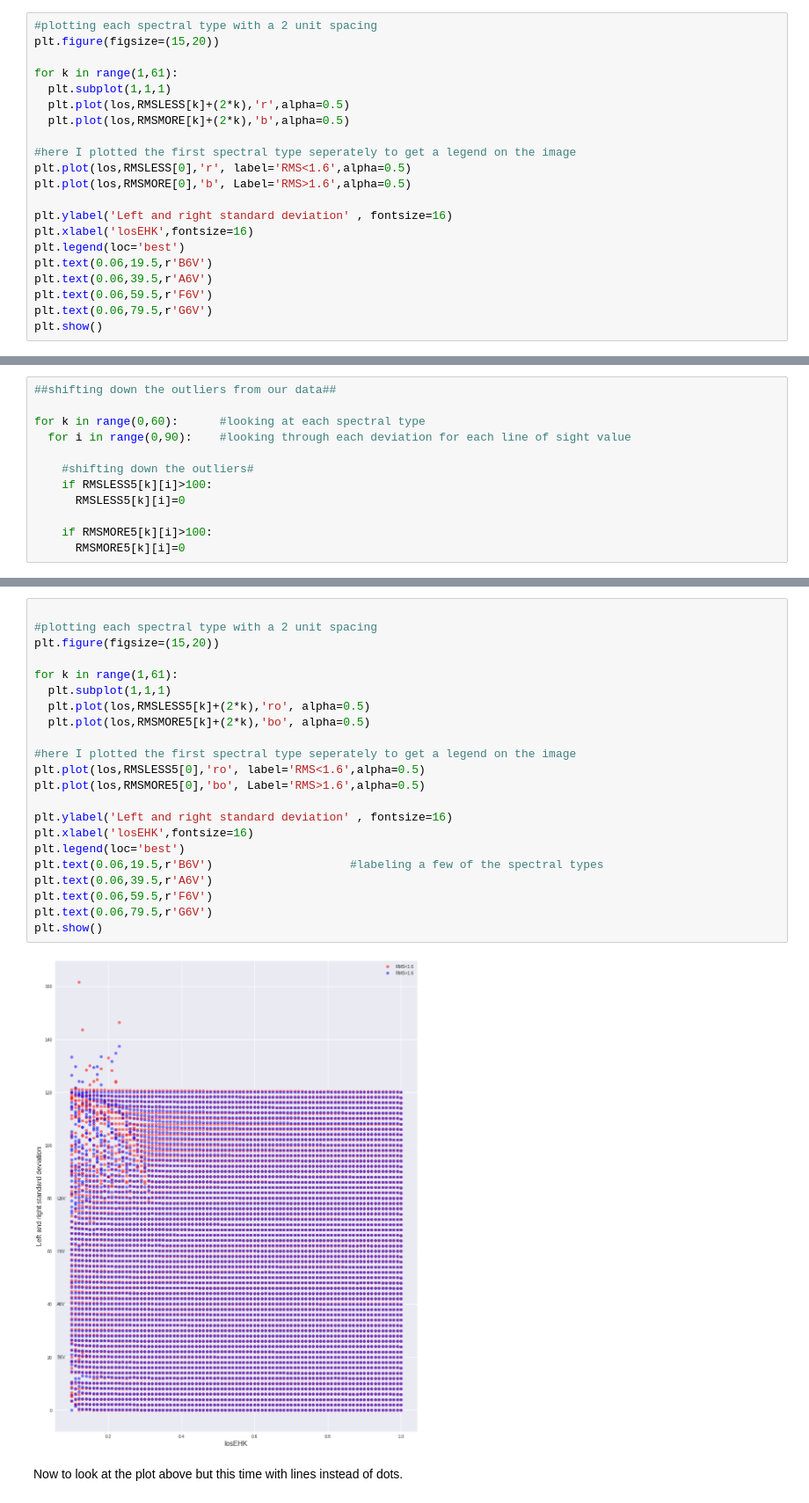
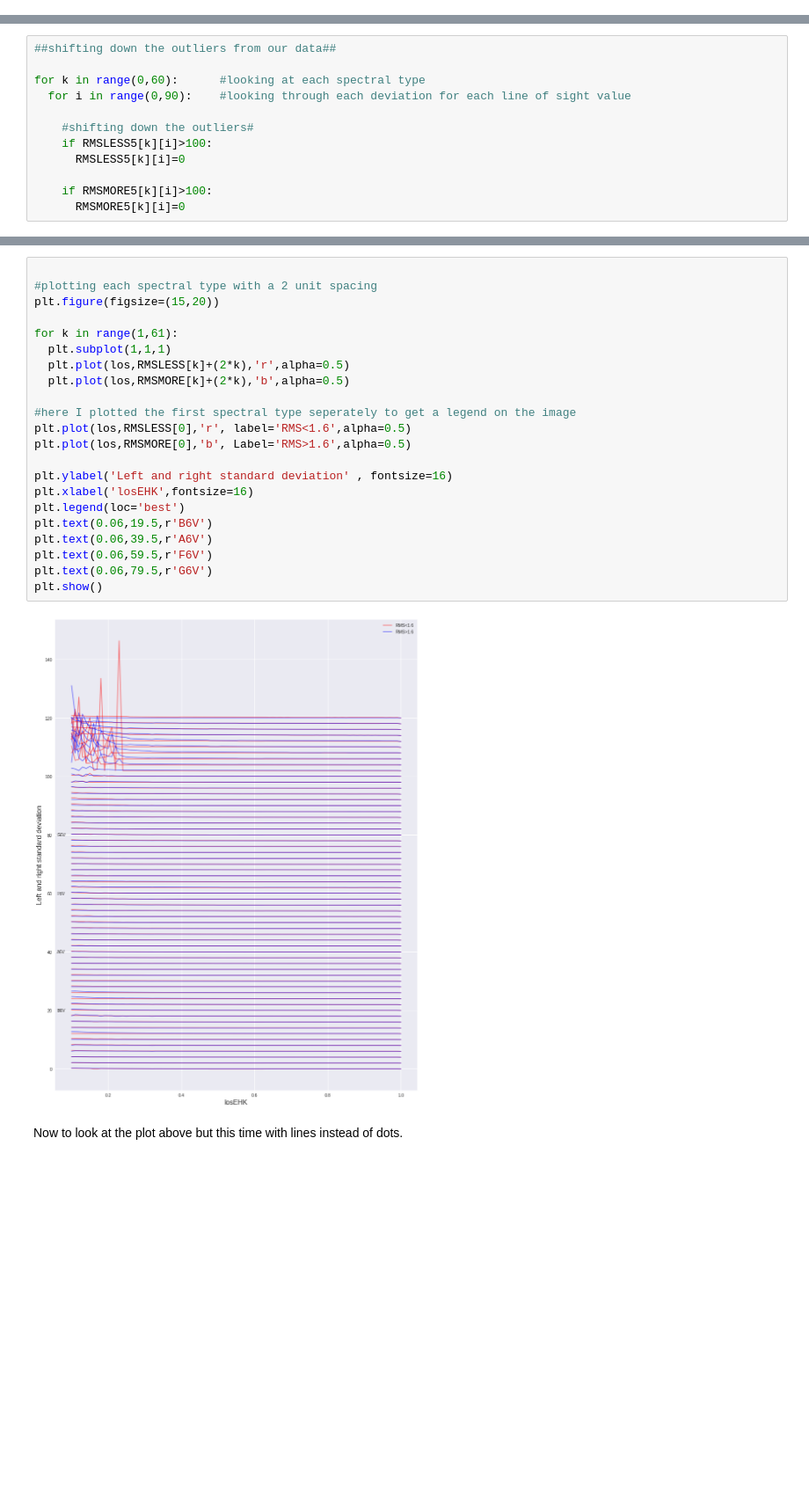
Before and after one commit to MeganMcAndie/Research-with-Larson, a Jupyter notebook: Uncertainty_left_vs_right.ipynb, the cells around one changed output, grey strips where cells are left out. Shown: that part at 88% size. Saved outputs shown, nothing was run; the diff lists cells and outputs as text; blank space fills up the shorter version.

```diff
--- a/Uncertainty_left_vs_right.ipynb
+++ b/Uncertainty_left_vs_right.ipynb
@@ -140,21 +119,0 @@ This mashing of points feels chaotic and hard to see trends lets try looking at
-# %%
-#plotting each spectral type with a 2 unit spacing
-plt.figure(figsize=(15,20))
-
-for k in range(1,61):
-  plt.subplot(1,1,1)
-  plt.plot(los,RMSLESS[k]+(2*k),'r',alpha=0.5)
-  plt.plot(los,RMSMORE[k]+(2*k),'b',alpha=0.5)
-
-#here I plotted the first spectral type seperately to get a legend on the image
-plt.plot(los,RMSLESS[0],'r', label='RMS<1.6',alpha=0.5)
-plt.plot(los,RMSMORE[0],'b', Label='RMS>1.6',alpha=0.5)
-
-plt.ylabel('Left and right standard deviation' , fontsize=16)
-plt.xlabel('losEHK',fontsize=16)
-plt.legend(loc='best')
-plt.text(0.06,19.5,r'B6V')
-plt.text(0.06,39.5,r'A6V')
-plt.text(0.06,59.5,r'F6V')
-plt.text(0.06,79.5,r'G6V')
-plt.show()
@@ -228,27 +190,27 @@ Now to make a big plot like before with right and left side of each spectral typ
 # %%
 
 #plotting each spectral type with a 2 unit spacing
 plt.figure(figsize=(15,20))
 
 for k in range(1,61):
   plt.subplot(1,1,1)
-  plt.plot(los,RMSLESS5[k]+(2*k),'ro', alpha=0.5)
-  plt.plot(los,RMSMORE5[k]+(2*k),'bo', alpha=0.5)
+  plt.plot(los,RMSLESS[k]+(2*k),'r',alpha=0.5)
+  plt.plot(los,RMSMORE[k]+(2*k),'b',alpha=0.5)
 
 #here I plotted the first spectral type seperately to get a legend on the image
-plt.plot(los,RMSLESS5[0],'ro', label='RMS<1.6',alpha=0.5)
-plt.plot(los,RMSMORE5[0],'bo', Label='RMS>1.6',alpha=0.5)
+plt.plot(los,RMSLESS[0],'r', label='RMS<1.6',alpha=0.5)
+plt.plot(los,RMSMORE[0],'b', Label='RMS>1.6',alpha=0.5)
 
 plt.ylabel('Left and right standard deviation' , fontsize=16)
 plt.xlabel('losEHK',fontsize=16)
 plt.legend(loc='best')
-plt.text(0.06,19.5,r'B6V')                    #labeling a few of the spectral types
+plt.text(0.06,19.5,r'B6V')
 plt.text(0.06,39.5,r'A6V')
 plt.text(0.06,59.5,r'F6V')
 plt.text(0.06,79.5,r'G6V')
 plt.show()
 # %% [output]
-[figure, old version]
+[figure, new version]
 # %% [markdown]
 Now to look at the plot above but this time with lines instead of dots.
 # %%
```
Also changed, not shown: parts of 19 cells of this notebook.
